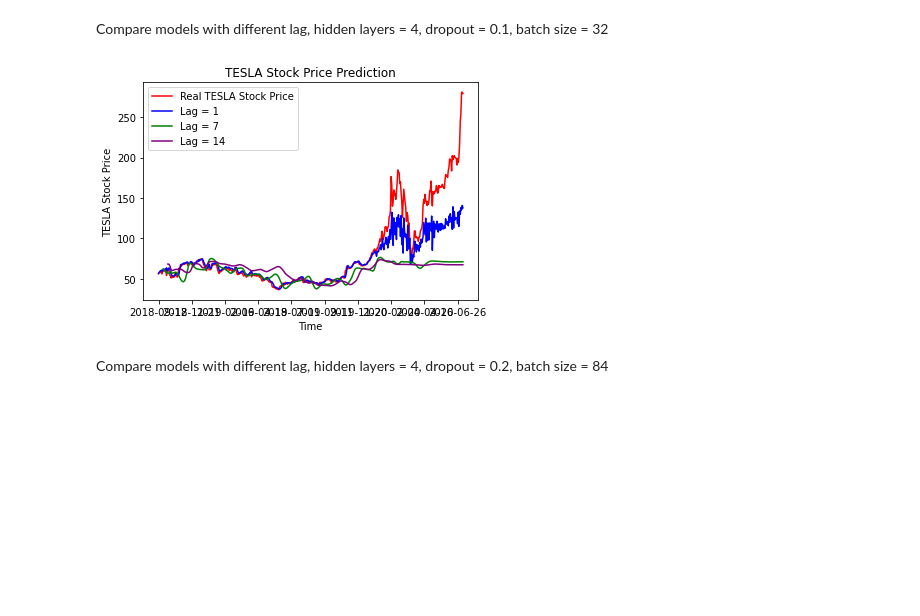
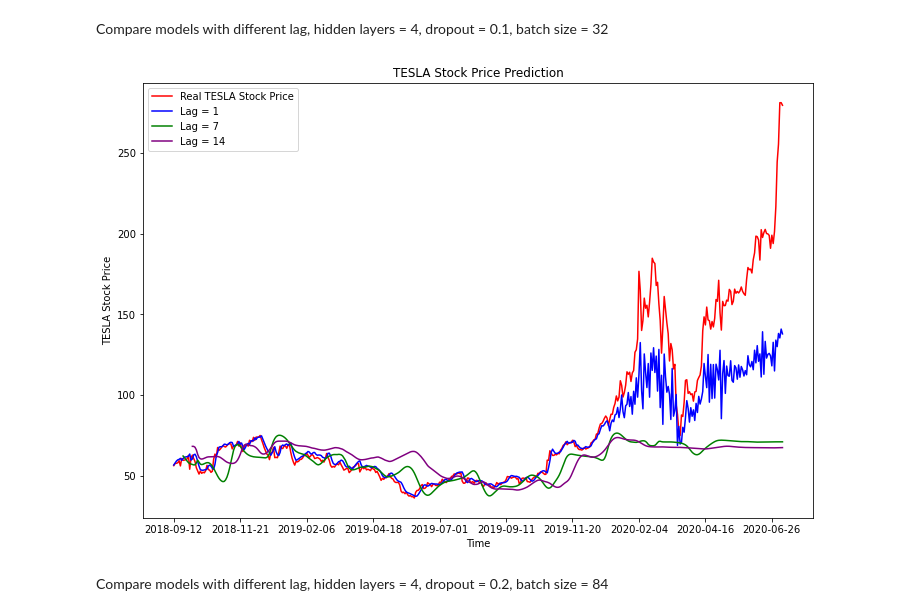
Before and after one commit to kurononyan/My6103Work, a Jupyter notebook: 6289/HW3_Nie_Yi.ipynb, the cells around one changed output. Saved outputs shown, nothing was run; the diff lists cells and outputs as text; code cells hidden in the pictures; blank space fills up the shorter version.

```diff
--- a/6289/HW3_Nie_Yi.ipynb
+++ b/6289/HW3_Nie_Yi.ipynb
@@ -792,18 +796,19 @@ plt.show()
 # %% [markdown]
 Compare models with different lag, hidden layers = 4, dropout = 0.1, batch size = 32
 # %%
+fig = plt.figure(figsize=(12,8))
 plt.plot(df.loc[800:, 'Date'],dataset_test.values, color = 'red', label = 'Real TESLA Stock Price')
 plt.plot(df.loc[800:, 'Date'],predicted_stock_price_lag1_4_drop, color = 'blue', label = 'Lag = 1')
 plt.plot(df.loc[807:, 'Date'],predicted_stock_price_lag7_4_drop, color = 'green', label = 'Lag = 7')
 plt.plot(df.loc[814:, 'Date'],predicted_stock_price_lag14_4_drop, color = 'purple', label = 'Lag = 14')
 plt.xticks(np.arange(0,459,50))
 plt.title('TESLA Stock Price Prediction')
 plt.xlabel('Time')
 plt.ylabel('TESLA Stock Price')
 plt.legend()
 plt.show()
 # %% [output]
-[figure, old version]
+[figure, new version]
 # %% [markdown]
 Compare models with different lag, hidden layers = 4, dropout = 0.2, batch size = 84
 # %%
```
Also changed, not shown: parts of 8 cells of this notebook.
